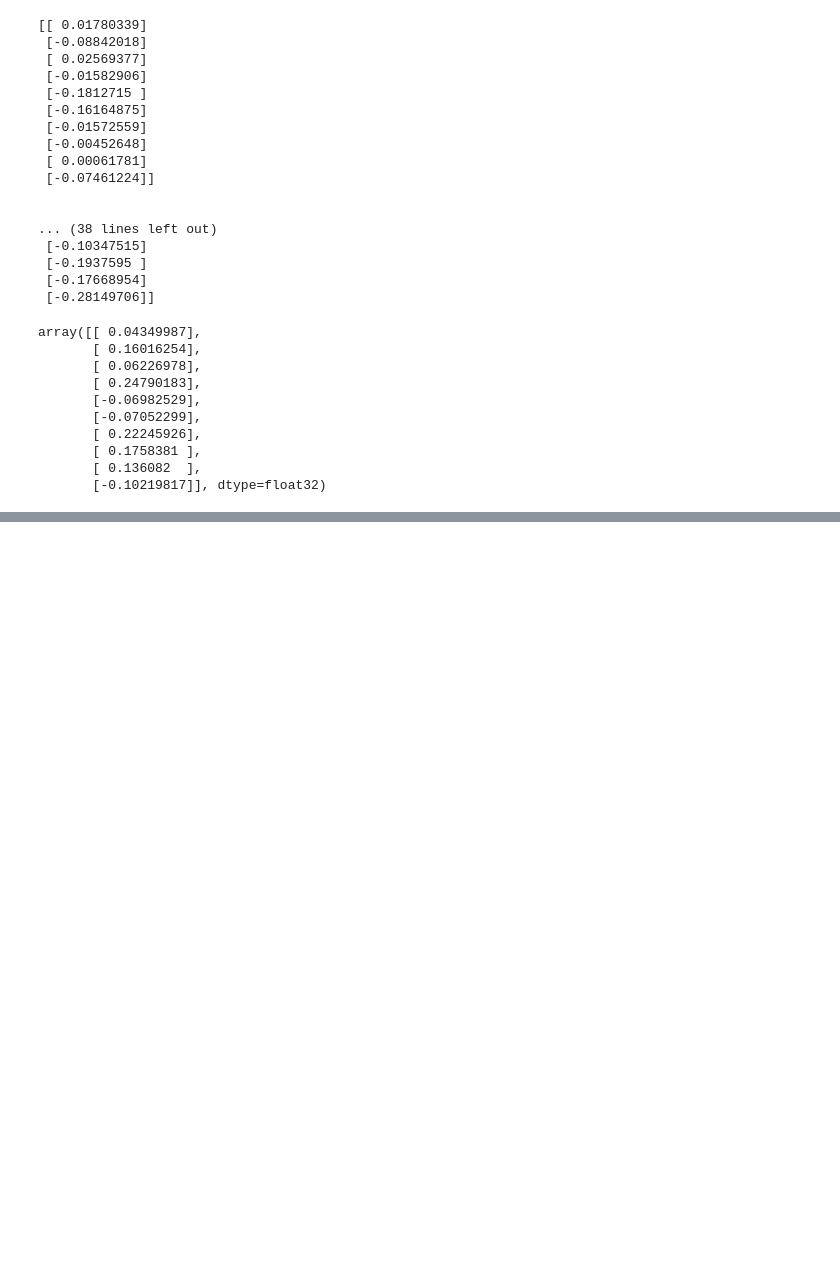
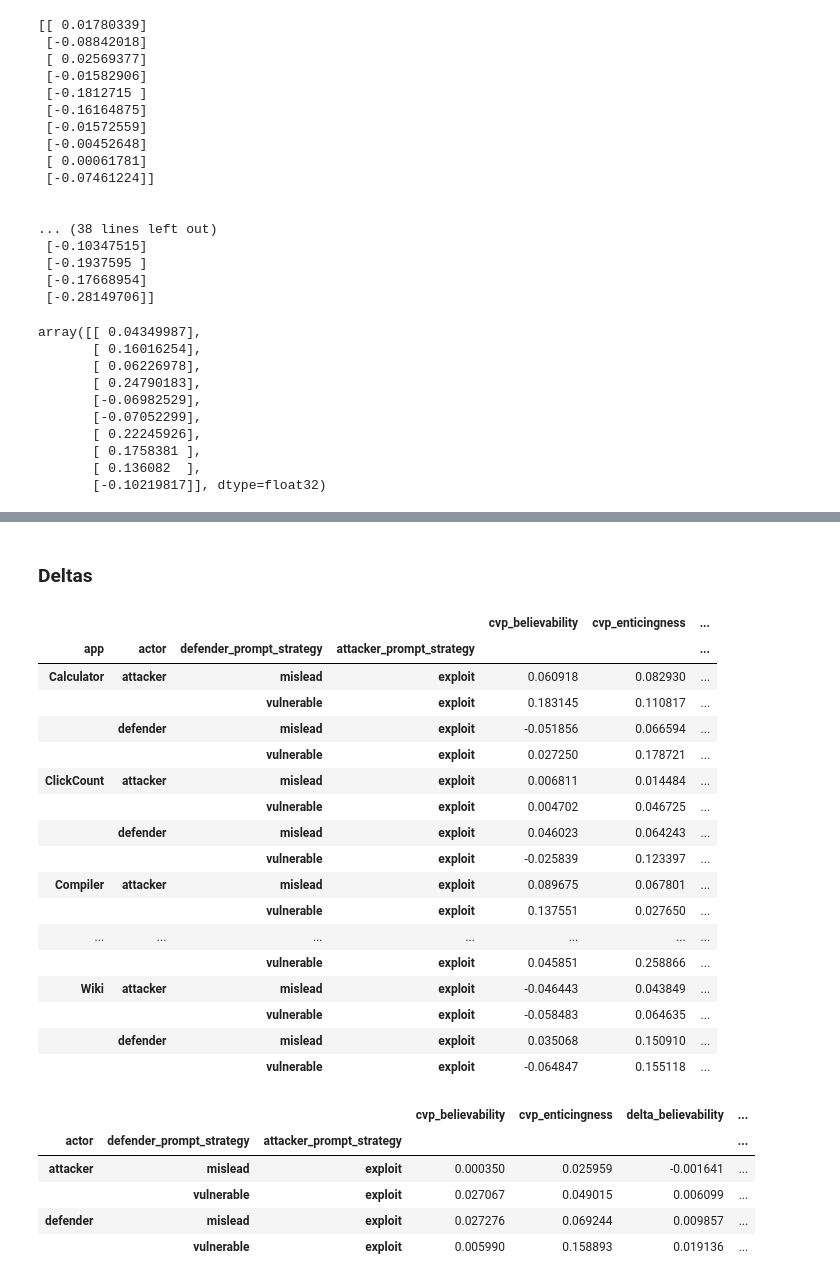
Before and after one commit to Niels-Engedal/honeyval, a Jupyter notebook: scripts/nlp/analysis_scripts/dev_inspection_notebook.ipynb, the cells around one changed output, grey strips where cells are left out. Cells and saved outputs as stored; diff of their text form; code cells hidden in the pictures; blank space fills up the shorter version.

```diff
--- a/scripts/nlp/analysis_scripts/dev_inspection_notebook.ipynb
+++ b/scripts/nlp/analysis_scripts/dev_inspection_notebook.ipynb
@@ -224,0 +228,6 @@ array([[ 0.04349987],
+# %%
+#data["interactions"]
+
+statements_full = pd.read_pickle(analysis_path / "archive" / "statements.pkl")
+
+statements_full.head()
@@ -224,0 +347,2 @@ array([[ 0.04349987],
+# %% [markdown]
+### Deltas
@@ -224,0 +360,40 @@ array([[ 0.04349987],
+# %%
+display(
+    df_st.groupby(['app',
+     'actor',
+     'defender_prompt_strategy',
+     'attacker_prompt_strategy'
+    ]).agg({'cvp_believability': 'mean', 'cvp_enticingness' : 'mean', 'delta_believability' : 'mean', 'delta_enticingness' : 'mean'})
+)
+
+display(
+df_st.groupby(['actor',
+     'defender_prompt_strategy',
+     'attacker_prompt_strategy'
+    ]).agg({'cvp_believability': 'mean', 'cvp_enticingness' : 'mean', 'delta_believability' : 'mean', 'delta_enticingness' : 'mean'})
+)
+# %% [output]
+|  |  |  |  | cvp_believability | cvp_enticingness | ... |
+| app | actor | defender_prompt_strategy | attacker_prompt_strategy |  |  | ... |
+| Calculator | attacker | mislead | exploit | 0.060918 | 0.082930 | ... |
+|  |  | vulnerable | exploit | 0.183145 | 0.110817 | ... |
+|  | defender | mislead | exploit | -0.051856 | 0.066594 | ... |
+|  |  | vulnerable | exploit | 0.027250 | 0.178721 | ... |
+| ClickCount | attacker | mislead | exploit | 0.006811 | 0.014484 | ... |
+|  |  | vulnerable | exploit | 0.004702 | 0.046725 | ... |
+|  | defender | mislead | exploit | 0.046023 | 0.064243 | ... |
+|  |  | vulnerable | exploit | -0.025839 | 0.123397 | ... |
+| Compiler | attacker | mislead | exploit | 0.089675 | 0.067801 | ... |
+|  |  | vulnerable | exploit | 0.137551 | 0.027650 | ... |
+| ... | ... | ... | ... | ... | ... | ... |
+|  |  | vulnerable | exploit | 0.045851 | 0.258866 | ... |
+| Wiki | attacker | mislead | exploit | -0.046443 | 0.043849 | ... |
+|  |  | vulnerable | exploit | -0.058483 | 0.064635 | ... |
+|  | defender | mislead | exploit | 0.035068 | 0.150910 | ... |
+|  |  | vulnerable | exploit | -0.064847 | 0.155118 | ... |
+|  |  |  | cvp_believability | cvp_enticingness | delta_believability | ... |
+| actor | defender_prompt_strategy | attacker_prompt_strategy |  |  |  | ... |
+| attacker | mislead | exploit | 0.000350 | 0.025959 | -0.001641 | ... |
+|  | vulnerable | exploit | 0.027067 | 0.049015 | 0.006099 | ... |
+| defender | mislead | exploit | 0.027276 | 0.069244 | 0.009857 | ... |
+|  | vulnerable | exploit | 0.005990 | 0.158893 | 0.019136 | ... |
```
Also changed, not shown: parts of 31 cells of this notebook.
